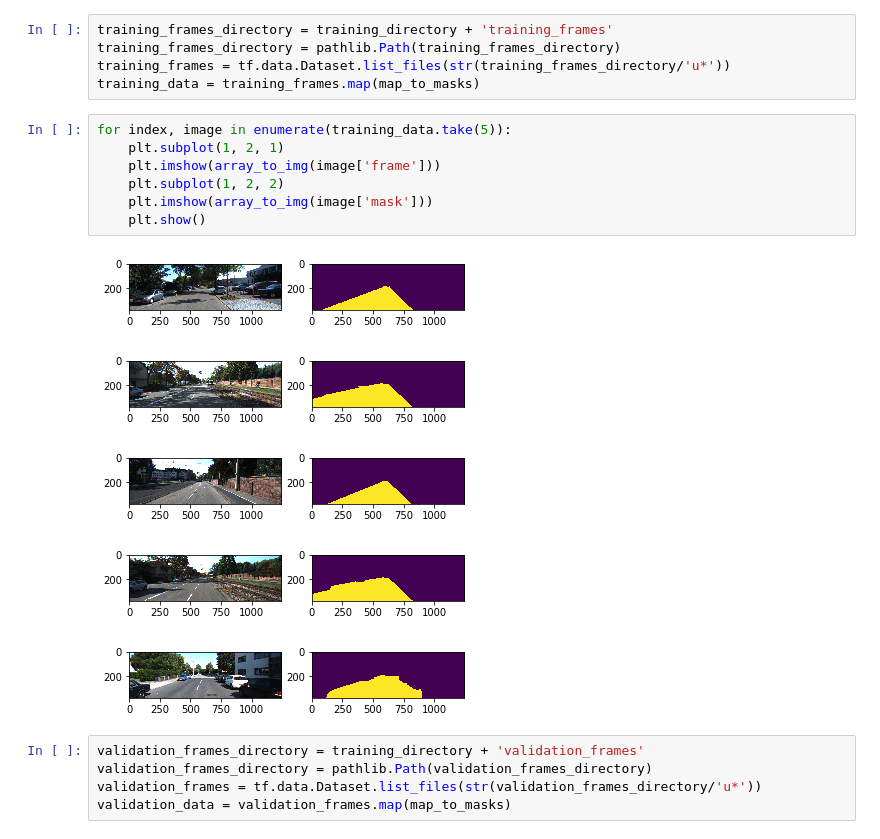
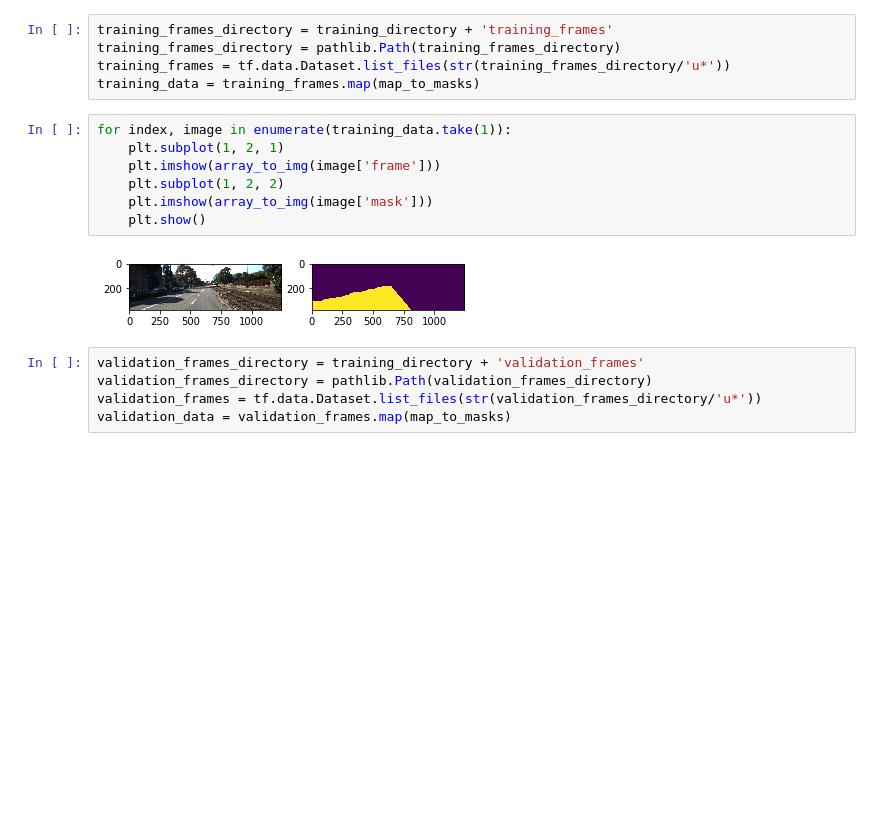
Before and after one commit to PatrickNa/footpath_segmentation, a Jupyter notebook: train.ipynb, the cells around one changed output. Cells and saved outputs as stored; diff of their text form; blank space fills up the shorter version.

```diff
--- a/train.ipynb
+++ b/train.ipynb
@@ -183,18 +153,14 @@ training_frames_directory = pathlib.Path(training_frames_directory)
 training_frames = tf.data.Dataset.list_files(str(training_frames_directory/'u*'))
 training_data = training_frames.map(map_to_masks)
 # %%
-for index, image in enumerate(training_data.take(5)):
+for index, image in enumerate(training_data.take(1)):
     plt.subplot(1, 2, 1)
     plt.imshow(array_to_img(image['frame']))
     plt.subplot(1, 2, 2)
     plt.imshow(array_to_img(image['mask']))
     plt.show()
 # %% [output]
-[figure, old version]
+[figure, new version]
-[figure, removed]
-[figure, removed]
-[figure, removed]
-[figure, removed]
 # %%
 validation_frames_directory = training_directory + 'validation_frames'
 validation_frames_directory = pathlib.Path(validation_frames_directory)
```
Also changed, not shown: parts of 16 cells of this notebook.
